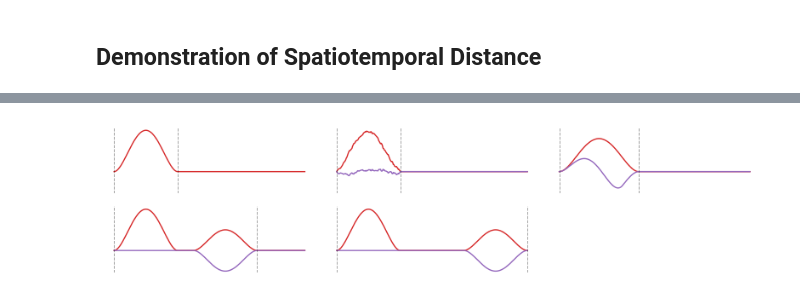
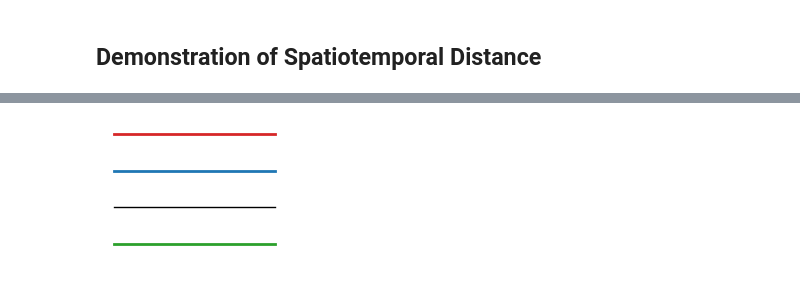
Before and after one commit to siva82kb/kinometrics, a Jupyter notebook: analysis/movement_distance.ipynb, the cells around one changed output, grey strips where cells are left out. Drawn from its saved outputs; the diff is of its cells as text; code cells hidden in the pictures.

```diff
--- a/analysis/movement_distance.ipynb
+++ b/analysis/movement_distance.ipynb
@@ -148,60 +74,3 @@ fig.savefig(pathlib.Path(base_fig_dir, f"st_dist.svg"), bbox_inches="tight")
-# %%
-fig = plt.figure(figsize=(8, 2))
-ax = fig.add_subplot(231)
-ax.plot(moves["case1"]["t"], moves["case1"]["m1"], color='tab:red',
-        lw=1, label="$m_1$")
-ax.axvline(0, lw=0.5, color='k', ls="dashed", dashes=(5, 2), alpha=0.5)
-ax.axvline(1, lw=0.5, color='k', ls="dashed", dashes=(5, 2), alpha=0.5)
-ax.set_ylim(-1.0, 2.0)
-ax.axis('off')
-
-ax = fig.add_subplot(232)
-ax.plot(moves["case1"]["t"], moves["case1"]["m2"], color='tab:red',
-        lw=1, label="$m_1$")
-ax.plot(moves["case1"]["t"], moves["case1"]["m1"] - moves["case1"]["m2"],
-        color='tab:purple', lw=1, alpha=1, label="$m_1 - m_2$")
-ax.axvline(0, lw=0.5, color='k', ls="dashed", dashes=(5, 2), alpha=0.5)
-ax.axvline(1, lw=0.5, color='k', ls="dashed", dashes=(5, 2), alpha=0.5)
-ax.set_ylim(-1.0, 2.0)
-ax.axis('off')
-
-ax = fig.add_subplot(233)
-ax.plot(moves["case1"]["t"], moves["case1"]["m3"], color='tab:red',
-        lw=1, label="$m_1$")
-ax.plot(moves["case1"]["t"], moves["case1"]["m1"] - moves["case1"]["m3"],
-        color='tab:purple', lw=1, alpha=1, label="$m_1 - m_2$")
-ax.axvline(0, lw=0.5, color='k', ls="dashed", dashes=(5, 2), alpha=0.5)
-ax.axvline(1.25, lw=0.5, color='k', ls="dashed", dashes=(5, 2), alpha=0.5)
-ax.set_ylim(-1.0, 2.0)
-ax.axis('off')
-
-ax = fig.add_subplot(234)
-ax.plot(moves["case2"]["t"], moves["case2"]["m2"], color='tab:red',
-        lw=1, label="$m_1$")
-ax.plot(moves["case2"]["t"], moves["case2"]["m1"] - moves["case2"]["m2"],
-        color='tab:purple', lw=1, alpha=1, label="$m_1 - m_2$")
-ax.axvline(0, lw=0.5, color='k', ls="dashed", dashes=(5, 2), alpha=0.5)
-ax.axvline(2.25, lw=0.5, color='k', ls="dashed", dashes=(5, 2), alpha=0.5)
-ax.set_ylim(-1.0, 2.0)
-ax.axis('off')
-
-ax = fig.add_subplot(235)
-ax.plot(moves["case2"]["t"], moves["case2"]["m3"], color='tab:red',
-        lw=1, label="$m_1$")
-ax.plot(moves["case2"]["t"], moves["case2"]["m1"] - moves["case2"]["m3"],
-        color='tab:purple', lw=1, alpha=1, label="$m_1 - m_2$")
-ax.axvline(0, lw=0.5, color='k', ls="dashed", dashes=(5, 2), alpha=0.5)
-ax.axvline(3.0, lw=0.5, color='k', ls="dashed", dashes=(5, 2), alpha=0.5)
-ax.set_ylim(-1.0, 2.0)
-ax.axis('off')
-
-plt.tight_layout()
-
-# Save figure
-fig.savefig(pathlib.Path(base_fig_dir, f"st_dist_new.pdf"), bbox_inches="tight")
-fig.savefig(pathlib.Path(base_fig_dir, f"st_dist_new.svg"), bbox_inches="tight")
-# %% [output]
-[figure, removed]
 # %%
 moves = {}
 
@@ -251 +118,16 @@ moves['case2'] = {
+# %%
+fig = plt.figure(figsize=(4, 1.5))
+ax = fig.add_subplot(121)
+ax.plot([0, 1], [1, 1], color='tab:red', lw=2, alpha=1)
+ax.plot([0, 1], [0, 0], color='tab:blue', lw=2, alpha=1)
+ax.plot([0, 1], [-1, -1], color='k', lw=1)
+ax.plot([0, 1], [-2, -2], color='tab:green', lw=2)
+ax.axis('off')
+plt.tight_layout()
+
+# Save figure
+fig.savefig(pathlib.Path(base_fig_dir, f"st_dist_legend.pdf"), bbox_inches="tight")
+fig.savefig(pathlib.Path(base_fig_dir, f"st_dist_legend.svg"), bbox_inches="tight")
+# %% [output]
+[figure, added]
 # %%
```
Also changed, not shown: parts of 7 cells of this notebook, 30 other files.
